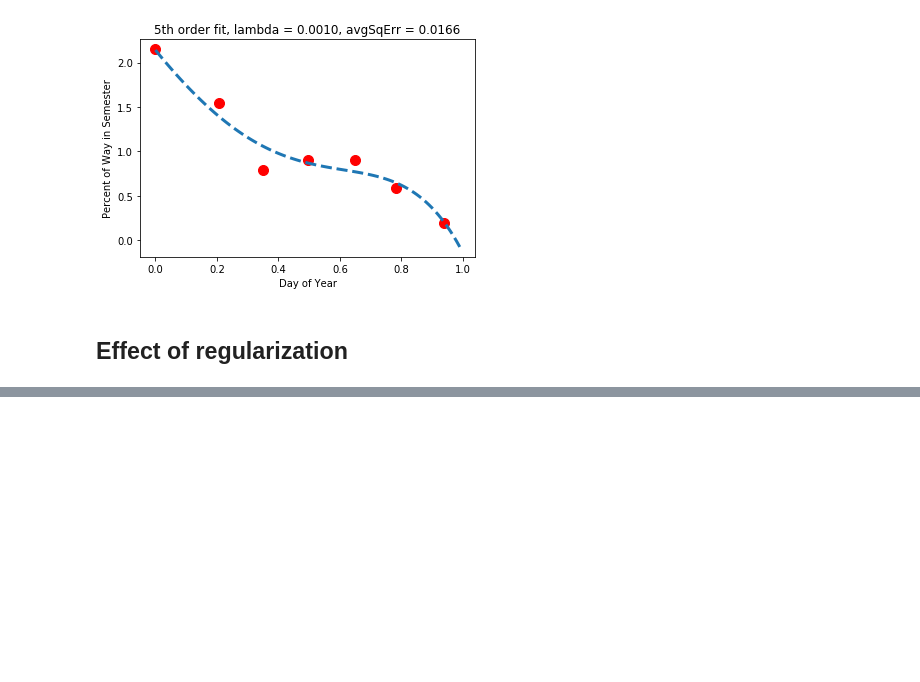
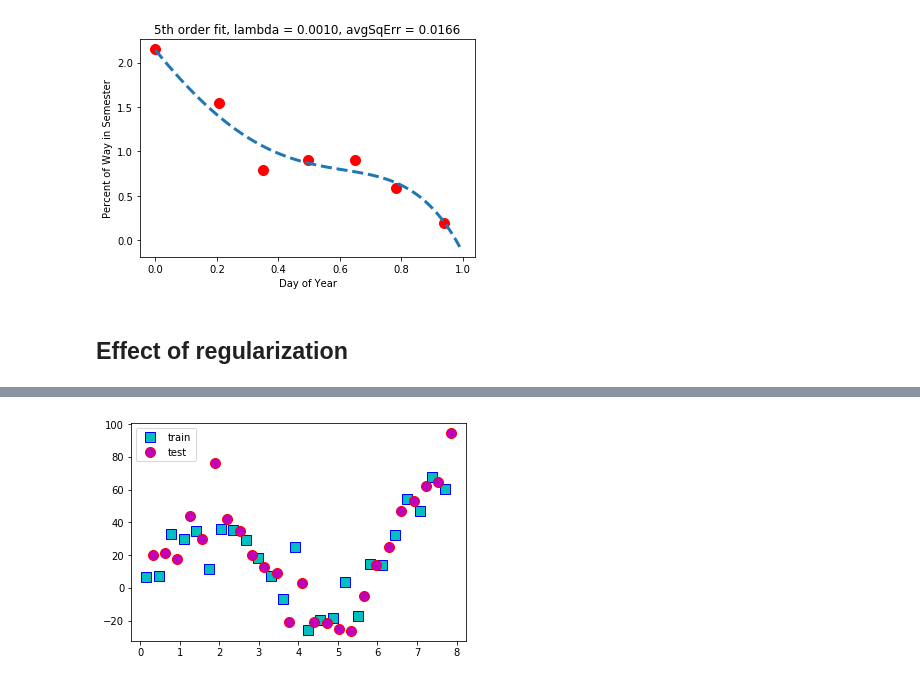
Before and after one commit to kaiwen2times/machine-learning-python, a Jupyter notebook: hw3/hw3.ipynb, the cells around one changed output, grey strips where cells are left out. Drawn from its saved outputs; the diff is of its cells as text; code cells hidden in the pictures; blank space fills up the shorter version.

```diff
--- a/hw3/hw3.ipynb
+++ b/hw3/hw3.ipynb
@@ -128,0 +131,35 @@ plt.show()
+# %%
+# random number generator seed
+np.random.seed(2000)
+
+mu = np.zeros(2)
+sigma = np.mat('4 1.5; 1.5 2')
+
+# create two features, 50 samples of each
+r = np.random.multivariate_normal(mu,sigma,50)
+y = r[:,1].reshape(-1,1)
+
+# scale x for sin
+x = np.pi * np.arange(1, 51).reshape(-1,1) / 20
+
+# add some curvature
+y = 10 * np.multiply(np.sin(x), 4 + y)
+
+# gradually rise over time
+y = y + x * 4
+
+# odd samples for train
+x_train = x[0::2,:]
+y_train = y[0::2,:]
+
+# even samples for test
+x_test = x[1::2,:]
+y_test = y[1::2,:]
+
+# plot the data
+plt.plot(x_train, y_train, 'rs', markersize=10, linewidth=3, markerfacecolor='c', markeredgecolor='b')
+plt.plot(x_test, y_test, 'ro',  markersize=10, linewidth=3, markerfacecolor='m', markeredgecolor='r')
+plt.legend(['train','test'])
+plt.show()
+# %% [output]
+[figure, added]
```
Also changed, not shown: parts of 3 cells of this notebook, 2 other files.
